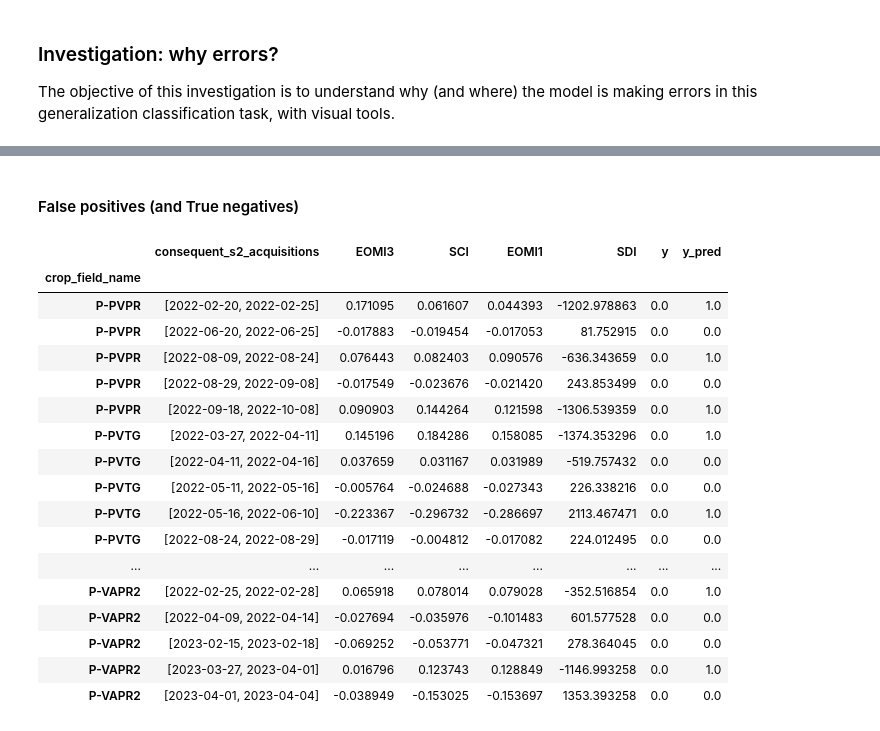
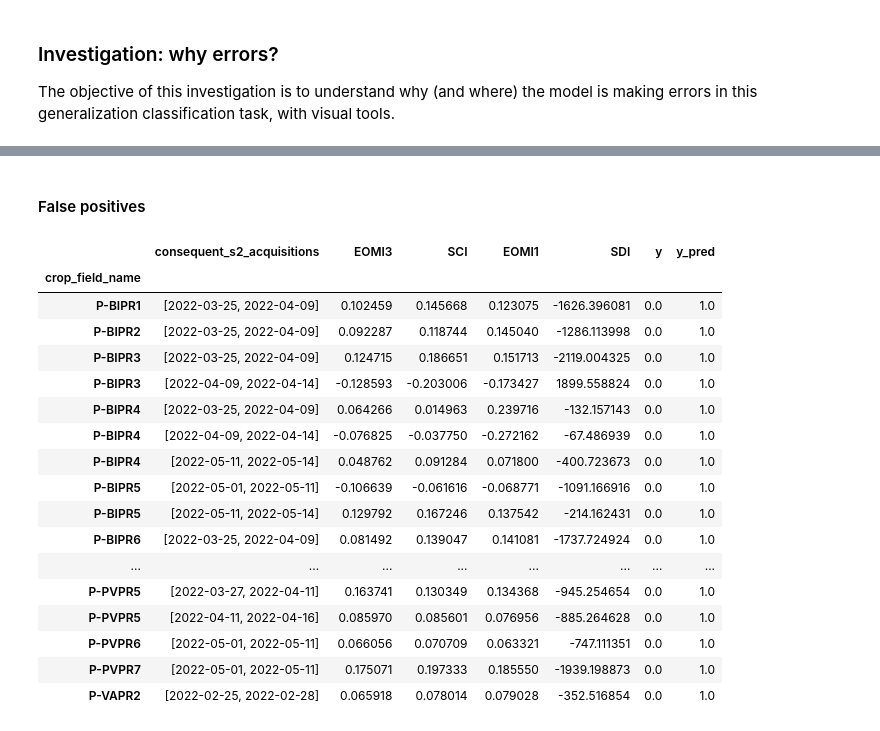
Before and after one commit to Amatofrancesco99/organic-fertilizers-detection, a Jupyter notebook: Notebooks/4-generalization/notebook.ipynb, the cells around one changed output, grey strips where cells are left out. Cells and saved outputs as stored; diff of their text form; code cells hidden in the pictures.

```diff
--- a/Notebooks/4-generalization/notebook.ipynb
+++ b/Notebooks/4-generalization/notebook.ipynb
@@ -184,25 +197,26 @@ s2_df_mod2[(s2_df_mod2['y']==1)][['crop_field_name', 'consequent_s2_acquisitions
 | P-VAPR1 | [2022-03-22, 2022-04-16] | 0.044968 | 0.025541 | 0.019685 | -531.916667 | 1.0 | 0.0 |
 | P-VAPR2 | [2022-02-23, 2022-02-25] | -0.012166 | -0.011576 | -0.013759 | 13.179775 | 1.0 | 0.0 |
 # %% [markdown]
-#### False positives (and True negatives)
+#### False positives
 # %%
-pd.concat([s2_df_mod2[(s2_df_mod2['y']==0) & (s2_df_mod2['y_pred']==0)].sample(n=10)[['crop_field_name', 'consequent_s2_acquisitions', 'EOMI3', 'SCI', 'EOMI1', 'SDI', 'y', 'y_pred']], s2_df_mod2[(s2_df_mod2['y']==0) & (s2_df_mod2['y_pred']==1)].sample(n=10)[['crop_field_name', 'consequent_s2_acquisitions', 'EOMI3', 'SCI', 'EOMI1', 'SDI', 'y', 'y_pred']]]).sort_values(by=['crop_field_name', 'consequent_s2_acquisitions']).set_index('crop_field_name')
+fp_df = s2_df_mod2[(s2_df_mod2['y']==0) & (s2_df_mod2['y_pred']==1)][['crop_field_name', 'consequent_s2_acquisitions', 'EOMI3', 'SCI', 'EOMI1', 'SDI', 'y', 'y_pred']].set_index('crop_field_name')
+fp_df
 # %% [output]
 |  | consequent_s2_acquisitions | EOMI3 | SCI | EOMI1 | SDI | y | y_pred |
 | crop_field_name |  |  |  |  |  |  |  |
-| P-PVPR | [2022-02-20, 2022-02-25] | 0.171095 | 0.061607 | 0.044393 | -1202.978863 | 0.0 | 1.0 |
-| P-PVPR | [2022-06-20, 2022-06-25] | -0.017883 | -0.019454 | -0.017053 | 81.752915 | 0.0 | 0.0 |
-| P-PVPR | [2022-08-09, 2022-08-24] | 0.076443 | 0.082403 | 0.090576 | -636.343659 | 0.0 | 1.0 |
-| P-PVPR | [2022-08-29, 2022-09-08] | -0.017549 | -0.023676 | -0.021420 | 243.853499 | 0.0 | 0.0 |
-| P-PVPR | [2022-09-18, 2022-10-08] | 0.090903 | 0.144264 | 0.121598 | -1306.539359 | 0.0 | 1.0 |
-| P-PVTG | [2022-03-27, 2022-04-11] | 0.145196 | 0.184286 | 0.158085 | -1374.353296 | 0.0 | 1.0 |
-| P-PVTG | [2022-04-11, 2022-04-16] | 0.037659 | 0.031167 | 0.031989 | -519.757432 | 0.0 | 0.0 |
-| P-PVTG | [2022-05-11, 2022-05-16] | -0.005764 | -0.024688 | -0.027343 | 226.338216 | 0.0 | 0.0 |
-| P-PVTG | [2022-05-16, 2022-06-10] | -0.223367 | -0.296732 | -0.286697 | 2113.467471 | 0.0 | 1.0 |
-| P-PVTG | [2022-08-24, 2022-08-29] | -0.017119 | -0.004812 | -0.017082 | 224.012495 | 0.0 | 0.0 |
+| P-BIPR1 | [2022-03-25, 2022-04-09] | 0.102459 | 0.145668 | 0.123075 | -1626.396081 | 0.0 | 1.0 |
+| P-BIPR2 | [2022-03-25, 2022-04-09] | 0.092287 | 0.118744 | 0.145040 | -1286.113998 | 0.0 | 1.0 |
+| P-BIPR3 | [2022-03-25, 2022-04-09] | 0.124715 | 0.186651 | 0.151713 | -2119.004325 | 0.0 | 1.0 |
+| P-BIPR3 | [2022-04-09, 2022-04-14] | -0.128593 | -0.203006 | -0.173427 | 1899.558824 | 0.0 | 1.0 |
+| P-BIPR4 | [2022-03-25, 2022-04-09] | 0.064266 | 0.014963 | 0.239716 | -132.157143 | 0.0 | 1.0 |
+| P-BIPR4 | [2022-04-09, 2022-04-14] | -0.076825 | -0.037750 | -0.272162 | -67.486939 | 0.0 | 1.0 |
+| P-BIPR4 | [2022-05-11, 2022-05-14] | 0.048762 | 0.091284 | 0.071800 | -400.723673 | 0.0 | 1.0 |
+| P-BIPR5 | [2022-05-01, 2022-05-11] | -0.106639 | -0.061616 | -0.068771 | -1091.166916 | 0.0 | 1.0 |
+| P-BIPR5 | [2022-05-11, 2022-05-14] | 0.129792 | 0.167246 | 0.137542 | -214.162431 | 0.0 | 1.0 |
+| P-BIPR6 | [2022-03-25, 2022-04-09] | 0.081492 | 0.139047 | 0.141081 | -1737.724924 | 0.0 | 1.0 |
 | ... | ... | ... | ... | ... | ... | ... | ... |
+| P-PVPR5 | [2022-03-27, 2022-04-11] | 0.163741 | 0.130349 | 0.134368 | -945.254654 | 0.0 | 1.0 |
+| P-PVPR5 | [2022-04-11, 2022-04-16] | 0.085970 | 0.085601 | 0.076956 | -885.264628 | 0.0 | 1.0 |
+| P-PVPR6 | [2022-05-01, 2022-05-11] | 0.066056 | 0.070709 | 0.063321 | -747.111351 | 0.0 | 1.0 |
+| P-PVPR7 | [2022-05-01, 2022-05-11] | 0.175071 | 0.197333 | 0.185550 | -1939.198873 | 0.0 | 1.0 |
 | P-VAPR2 | [2022-02-25, 2022-02-28] | 0.065918 | 0.078014 | 0.079028 | -352.516854 | 0.0 | 1.0 |
-| P-VAPR2 | [2022-04-09, 2022-04-14] | -0.027694 | -0.035976 | -0.101483 | 601.577528 | 0.0 | 0.0 |
-| P-VAPR2 | [2023-02-15, 2023-02-18] | -0.069252 | -0.053771 | -0.047321 | 278.364045 | 0.0 | 0.0 |
-| P-VAPR2 | [2023-03-27, 2023-04-01] | 0.016796 | 0.123743 | 0.128849 | -1146.993258 | 0.0 | 1.0 |
-| P-VAPR2 | [2023-04-01, 2023-04-04] | -0.038949 | -0.153025 | -0.153697 | 1353.393258 | 0.0 | 0.0 |
```
Also changed, not shown: parts of 12 cells of this notebook, 1 other file.
